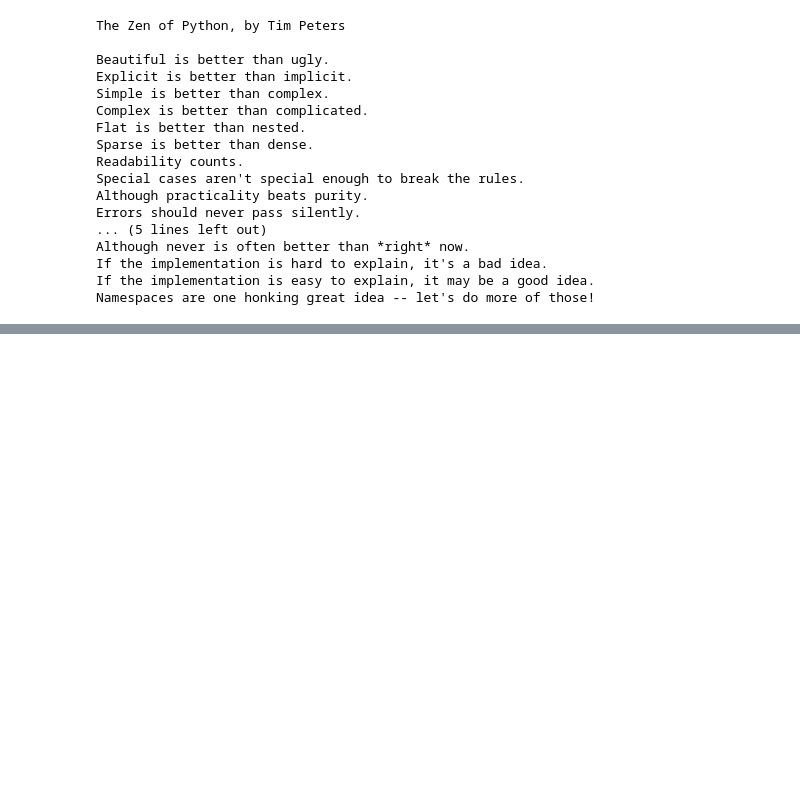
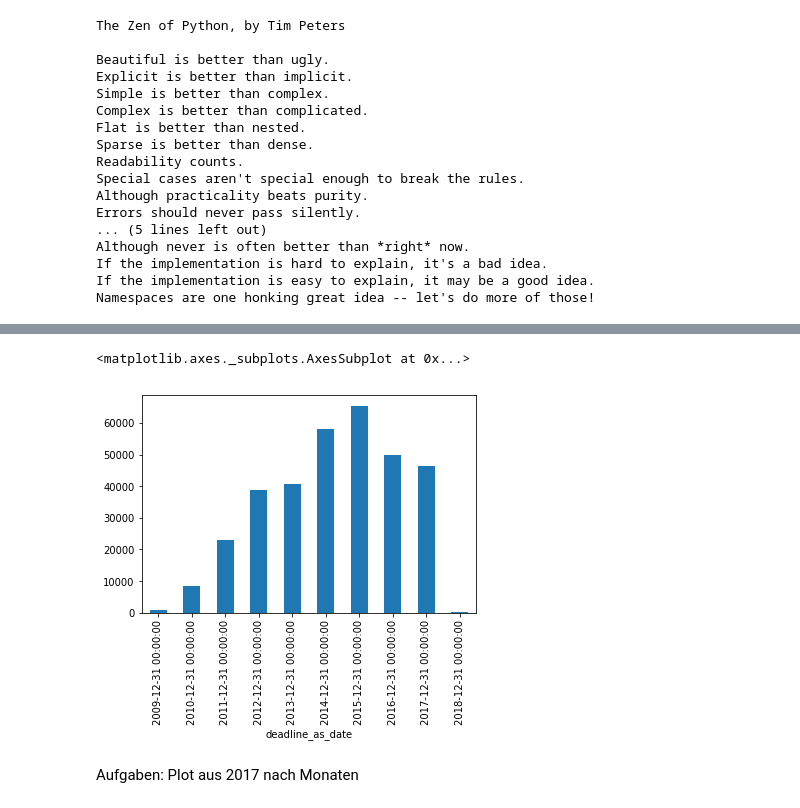
Before and after one commit to solutionfinders/PythonforAI, a Jupyter notebook: PythonforAI.ipynb, the cells around one changed output, grey strips where cells are left out. Cells and saved outputs as stored; diff of their text form; code cells hidden in the pictures; blank space fills up the shorter version.

```diff
--- a/PythonforAI.ipynb
+++ b/PythonforAI.ipynb
@@ -46,0 +247,2 @@ kickstarter.head()
+# %%
+kickstarter_ended=kickstarter_ended.set_index("ID")
@@ -46,0 +290,2 @@ kickstarter.head()
+# %%
+kickstarter_ended["deadline_as_date"] = pd.to_datetime(kickstarter_ended.deadline)
@@ -46,0 +302,11 @@ kickstarter.head()
+# %%
+kickstarter_ended.reset_index(inplace=True)
+# %%
+kickstarter_ended.set_index('deadline_as_date', inplace=True)
+# %%
+kickstarter_ended.resample('Y').size().plot.bar()
+# %% [output]
+<matplotlib.axes._subplots.AxesSubplot at 0x...>
+[figure, added]
+# %% [markdown]
+Aufgaben: Plot aus 2017 nach Monaten
```
Also changed, not shown: parts of 41 cells of this notebook.
